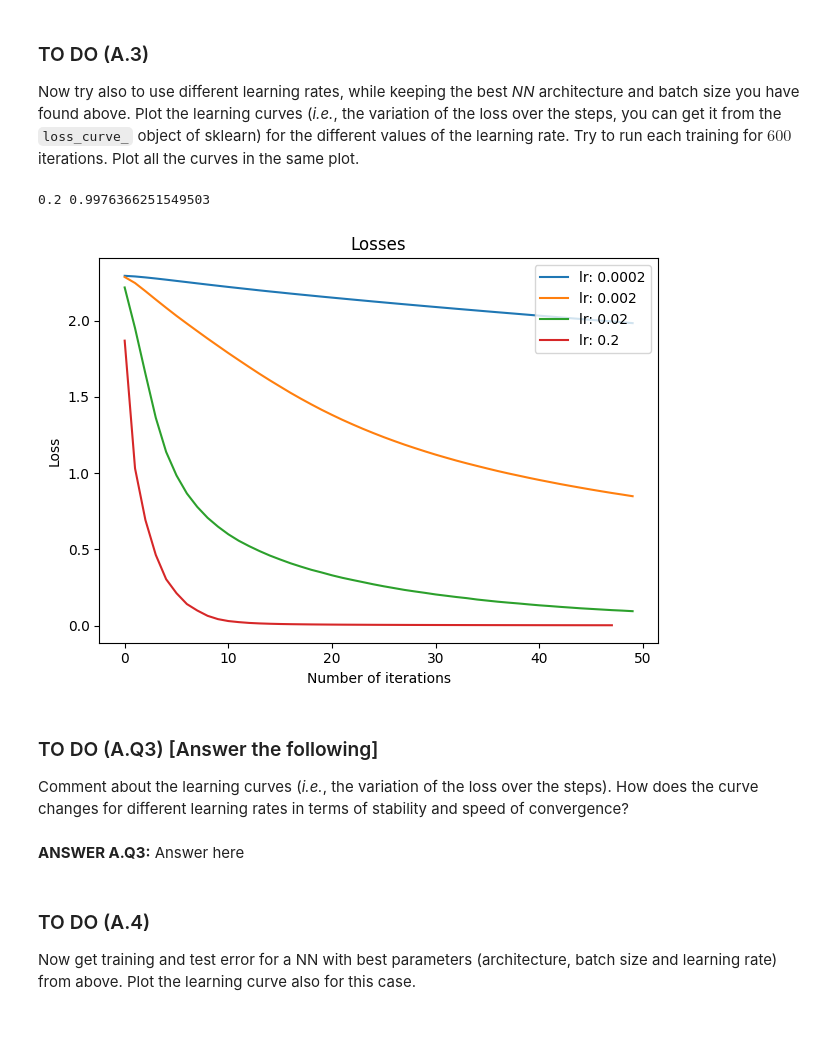
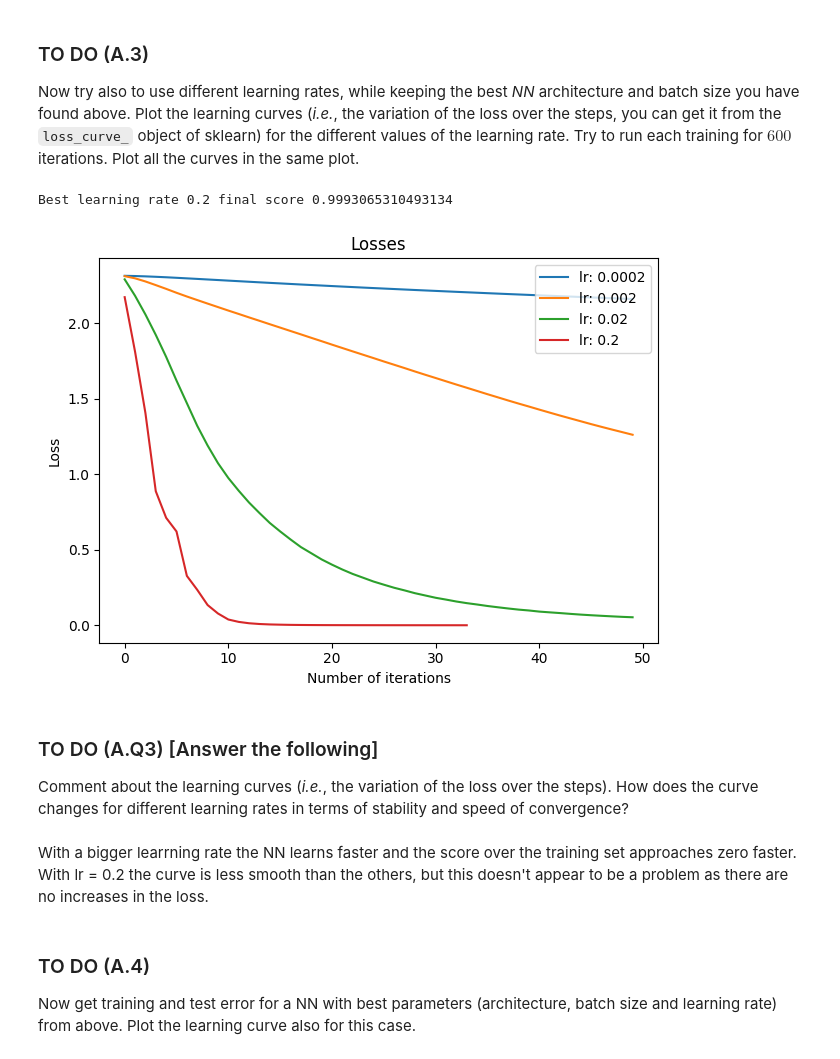
Before and after one commit to Giacomo-Menegatti/MachineLearning, a Jupyter notebook: Lab4/Menegatti_Giacomo_LAB04.ipynb, the cells around one changed output. Cells and saved outputs as stored; diff of their text form; code cells hidden in the pictures; blank space fills up the shorter version.

```diff
--- a/Lab4/Menegatti_Giacomo_LAB04.ipynb
+++ b/Lab4/Menegatti_Giacomo_LAB04.ipynb
@@ -228,7 +228,7 @@ permutation = np.random.permutation(x.shape[0]) #permutation creates a list with
 x = x[permutation]  #Randomly permutate the data
 y = y[permutation]  #And the corresponding labels
 
-m = 1500
+m = 20000
 
 x_train = x[:m]
 y_train = y[:m]
@@ -379,42 +381,42 @@ Now try also to use different learning rates, while keeping the best *NN* archit
 # %%
 # Define the list of batch sizes to try out (feel free to change)
 lr_list = [0.0002, 0.002, 0.02, 0.2]
 
 # Train the MLPs with the different lerning rates
 scores = {}  # dictionary for saving the scores
 losses = {}  # dictionary for saving losses
 
 # Get the best hidden layer sizes and batch size from the previous MLPs
-best_hl = (40,)
+best_hl = (50,40)
 
 for lr in lr_list:
     # Define the MLP object
     mlp = MLPClassifier(max_iter= 50, alpha= 1e-4, solver= 'sgd', tol= 1e-4, learning_rate_init=lr, random_state=ID, hidden_layer_sizes=best_hl)
 
     # Train the MLP
     mlp.fit(x_train, y_train)
 
     # Save the score and the loss in the correct dictionary
     scores[lr] = 1.0-mlp.loss_
 
     losses[lr] = mlp.loss_curve_
 
 # Print the best learning rate value and the corresponding score
 best_lr = max(scores)
-print(best_lr, scores[best_lr])
+print('Best learning rate', best_lr, 'final score',  scores[best_lr])
 
 # Plot the losses
 # Suggestions: use the plot_loss function
 plot_loss(losses)
 # %% [output]
-0.2 0.9976366251549503
+Best learning rate 0.2 final score 0.9993065310493134
-[figure, old version]
+[figure, new version]
 # %% [markdown]
 ### TO DO (A.Q3) [Answer the following]
 
 Comment about the learning curves (*i.e.*, the variation of the loss over the steps). How does the curve changes for different learning rates in terms of stability and speed of convergence?
-# %% [markdown]
-**ANSWER A.Q3:** Answer here
+# %% [markdown]
+With a bigger learrning rate the NN learns faster and the score over the training set approaches zero faster. With lr = 0.2 the curve is less smooth than the others, but this doesn't appear to be a problem as there are no increases in the loss.
 # %% [markdown]
 ### TO DO (A.4)
 
```
Also changed, not shown: parts of 10 cells of this notebook.
